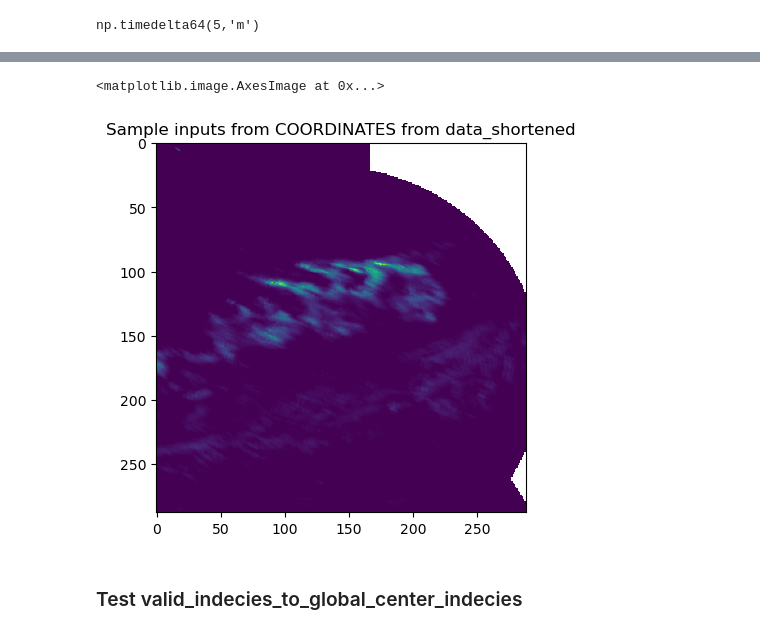
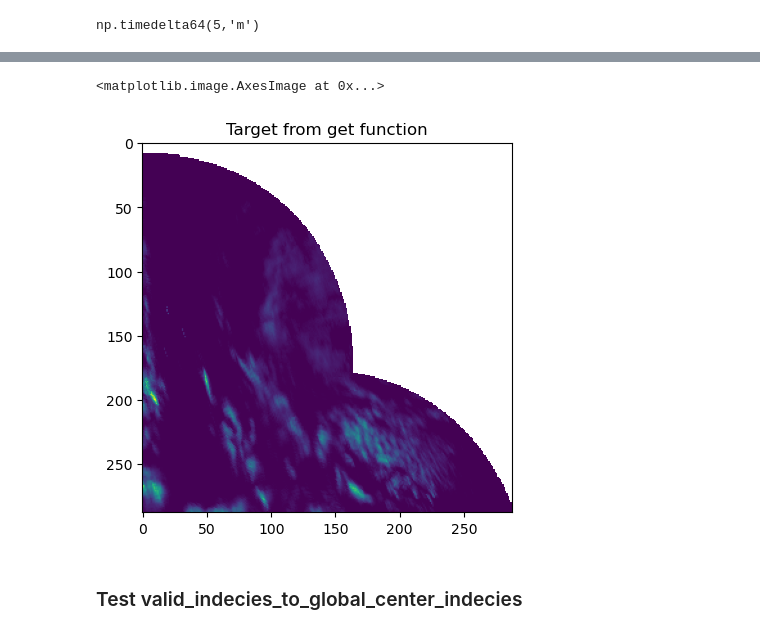
Before and after one commit to Osrip/deep_learn_rain_nowcasting, a Jupyter notebook: notebooks/new_filtering_data_scraper_small_target_patching.ipynb, the cells around one changed output, grey strips where cells are left out. Drawn from its saved outputs; the diff is of its cells as text; code cells hidden in the pictures.

Commit message:
Getting inputs fixed a bug but chooses one frame too much

```diff
--- a/notebooks/new_filtering_data_scraper_small_target_patching.ipynb
+++ b/notebooks/new_filtering_data_scraper_small_target_patching.ipynb
@@ -280,7 +280,7 @@ def get_frames_from_coords(input_coord, data, num_input_frames, lead_time, time_
 
     Returns the input and target patches. Both the input and the target patches are in the size of
     '''
-    #TODO: Make sure to account for extended targets --> we are returning input sized thing for target anyways!
+
 
     # Make sure this is an int:
     num_input_frames = int(num_input_frames)
@@ -289,9 +289,10 @@ def get_frames_from_coords(input_coord, data, num_input_frames, lead_time, time_
     # extract coordinates / coordinat slices
     time, y_slice, x_slice = input_coord
 
+    # TODO: Chooses one infput too much!
     # Go back in time to get the time slice of the input
-    input_start = time + np.timedelta64(time_step_data_minutes * (num_input_frames + lead_time), 'm')
-    input_end = time + np.timedelta64(time_step_data_minutes * lead_time, 'm')
+    input_start = time - np.timedelta64(time_step_data_minutes * (num_input_frames + lead_time), 'm')
+    input_end = time - np.timedelta64(time_step_data_minutes * lead_time, 'm')
 
     time_slice_input = slice(input_start, input_end)
     time_coord_target = time
@@ -350,10 +378,10 @@ plt.show()  # Display the plot
 # %%
 plt.figure()
-plt.title('Sample inputs from COORDINATES from data_shortened')
+plt.title('Target from get function')
 plt.imshow(target_frame, cmap='viridis')
 # %% [output]
 <matplotlib.image.AxesImage at 0x...>
-[figure, old version]
+[figure, new version]
 # %% [markdown]
 ### Test valid_indecies_to_global_center_indecies
 # %%
```
Also changed, not shown: parts of 4 cells of this notebook.
